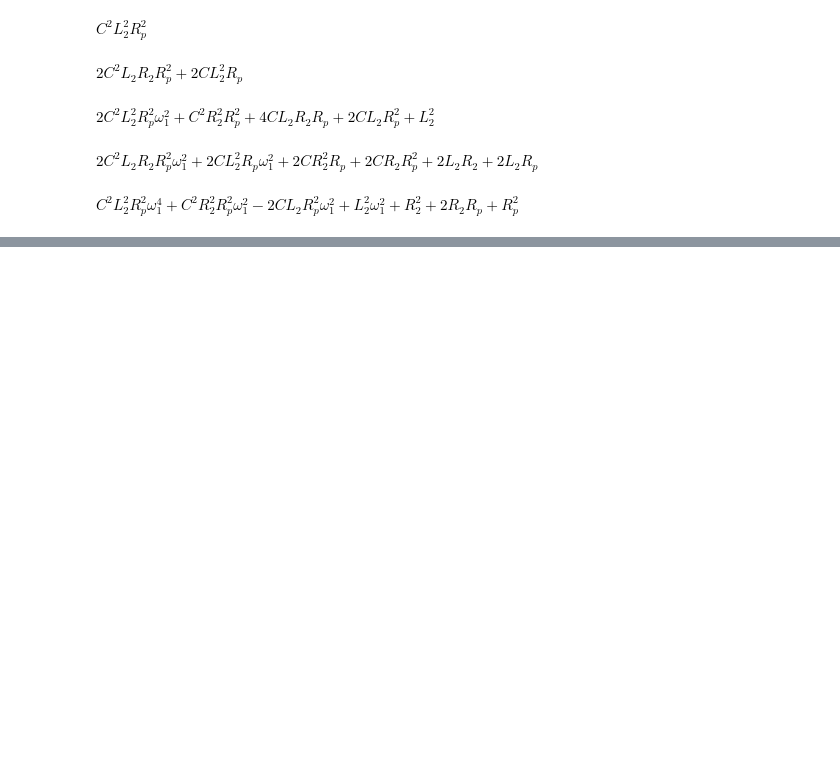
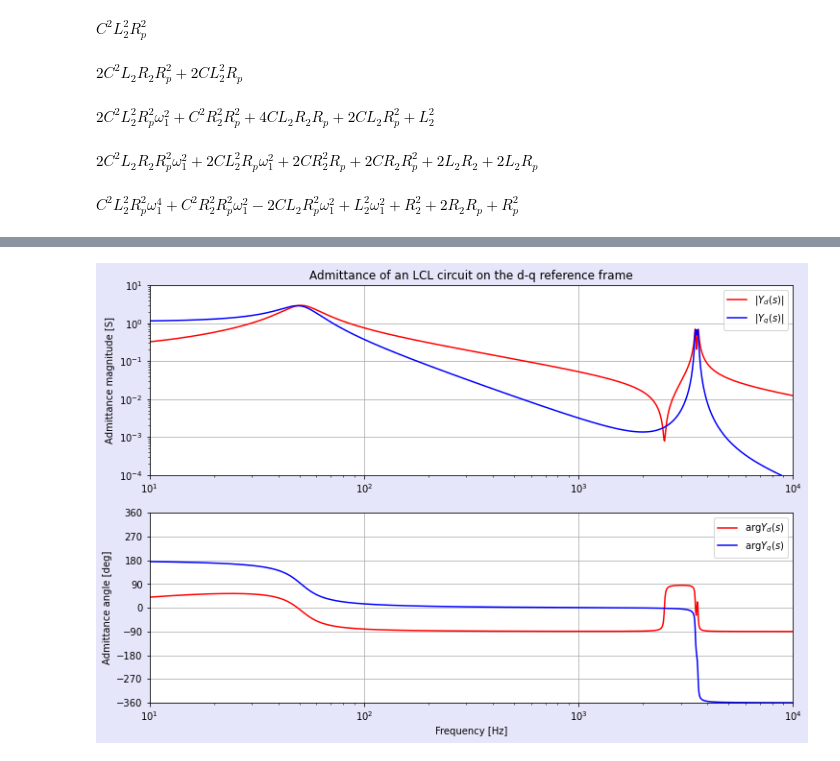
Before and after one commit to RR-Inyo/Zdq-of-LCL, a Jupyter notebook: Zdq-of-LCL.ipynb, the cells around one changed output, grey strips where cells are left out. Drawn from its saved outputs; the diff is of its cells as text; code cells hidden in the pictures; blank space fills up the shorter version.

```diff
--- a/Zdq-of-LCL.ipynb
+++ b/Zdq-of-LCL.ipynb
@@ -277,0 +299,32 @@ ax[1].grid()
+# %%
+# アドミタンスのプロット（正相成分）
+## データ生成
+Yd_bode = Zd_bode / (Zd_bode**2 + Zq_bode**2)
+Yq_bode = Zq_bode / (Zd_bode**2 + Zq_bode**2)
+
+## ボード線図のプロット
+fig, ax = plt.subplots(2, 1, figsize = (12, 8))
+fig.patch.set_facecolor('lavender')
+
+## 絶対値
+ax[0].set_title(f'Admittance of an LCL circuit on the d-q reference frame')
+ax[0].loglog(_omega / 2 / np.pi, np.abs(Yd_bode), ls = '-', label = r'$|Y_d(s)|$', color = 'red')
+ax[0].loglog(_omega / 2 / np.pi, np.abs(Yq_bode), ls = '-', label = r'$|Y_q(s)|$', color = 'blue')
+ax[0].set_ylabel('Admittance magnitude [S]')
+ax[0].set_xlim(1e1, 1e4)
+ax[0].set_ylim(1e-4, 1e1)
+ax[0].legend()
+ax[0].grid()
+
+## 偏角
+ax[1].semilogx(_omega / 2 / np.pi, np.rad2deg(np.unwrap(np.angle(Yd_bode))), ls = '-', label = r'$\arg Y_d(s)$', color = 'red')
+ax[1].semilogx(_omega / 2 / np.pi, np.rad2deg(np.unwrap(np.angle(Yq_bode))), ls = '-', label = r'$\arg Y_q(s)$', color = 'blue')
+ax[1].set_xlim(1e1, 1e4)
+ax[1].set_xlabel('Frequency [Hz]')
+ax[1].set_ylabel('Admittance angle [deg]')
+ax[1].set_ylim(-360, 360)
+ax[1].set_yticks(range(-360, 450, 90))
+ax[1].legend()
+ax[1].grid()
+# %% [output]
+[figure, added]
```
Also changed, not shown: parts of 23 cells of this notebook.
